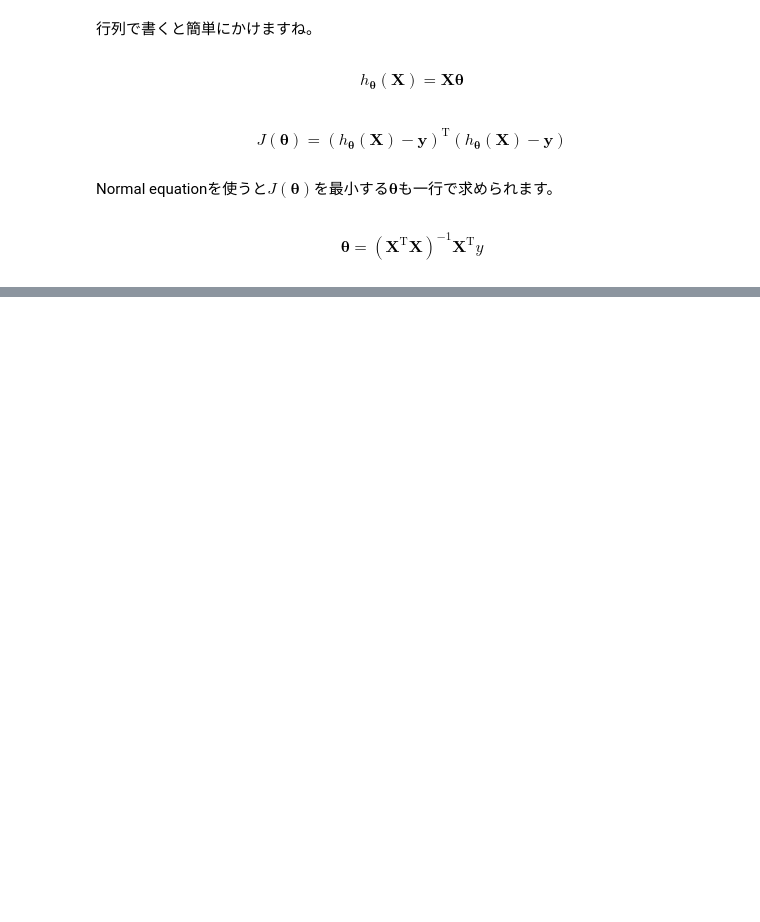
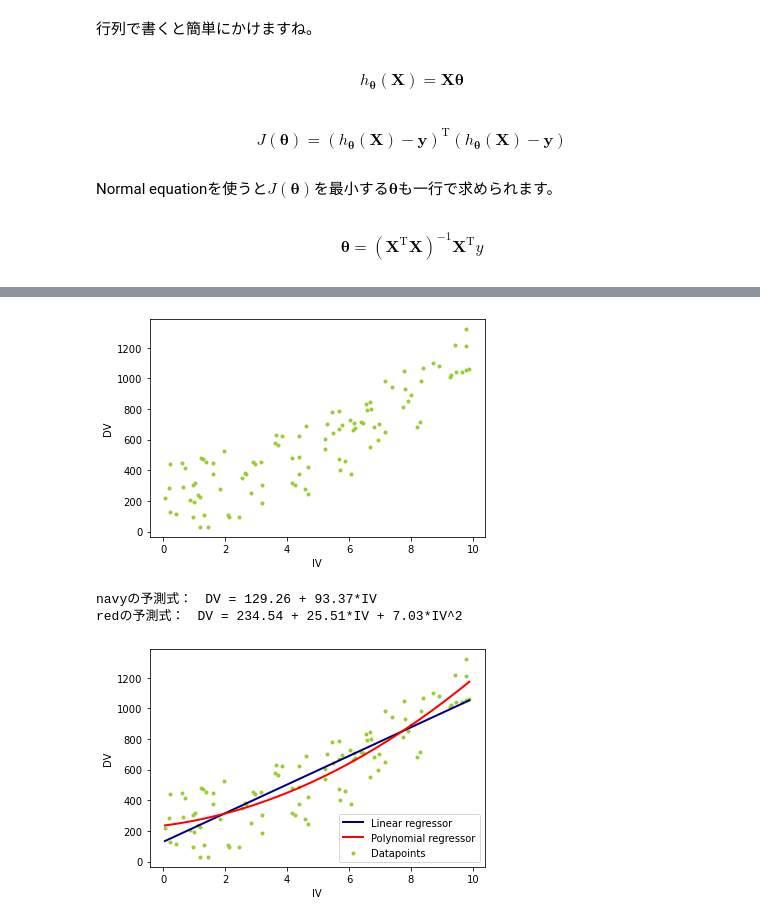
Before and after one commit to kazuki-kikunaga/2023_lecture_hitotsubashi_regression, a Jupyter notebook: Regression_lecture.ipynb, the cells around one changed output, grey strips where cells are left out. Drawn from its saved outputs; the diff is of its cells as text; code cells hidden in the pictures; blank space fills up the shorter version.

```diff
--- a/Regression_lecture.ipynb
+++ b/Regression_lecture.ipynb
@@ -270,0 +286,38 @@ $$
+# %%
+np.random.seed(0)
+X = 10*np.random.rand(100,1)
+y = 10*((X)**(2)) + 500*np.random.rand(100,1)
+plt.scatter(X, y, color="yellowgreen", marker=".", label="Datapoints")
+plt.xlabel("IV")
+plt.ylabel("DV")
+plt.show()
+
+plt.scatter(X, y, color="yellowgreen", marker=".", label="Datapoints")
+
+
+lr = linear_model.LinearRegression()
+lr.fit(X, y)
+print("navyの予測式：　DV = ", np.round(lr.intercept_, 2)[0], " + ", np.round(lr.coef_, 2)[0][0], "*IV", sep = "")
+line_X = np.linspace(X.min(), X.max())[:, np.newaxis]
+line_y = lr.predict(line_X)
+plt.plot(line_X, line_y, color="navy", linewidth=2, label="Linear regressor")
+
+polynomial_features= PolynomialFeatures(include_bias=False,degree=2)
+X_poly = polynomial_features.fit_transform(X)
+lr = linear_model.LinearRegression()
+lr.fit(X_poly, y)
+print("redの予測式：　DV = ", np.round(lr.intercept_, 2)[0], " + ", np.round(lr.coef_, 2)[0][0], "*IV"\
+      , " + ", np.round(lr.coef_, 2)[0][1], "*IV^2", sep = "")
+line_X = np.linspace(X.min(), X.max())[:, np.newaxis]
+line_y = lr.predict(polynomial_features.fit_transform(line_X))
+plt.plot(line_X, line_y, color="red", linewidth=2, label="Polynomial regressor")
+
+plt.legend(loc="lower right")
+plt.xlabel("IV")
+plt.ylabel("DV")
+plt.show()
+# %% [output]
+[figure, added]
+navyの予測式：　DV = 129.26 + 93.37*IV
+redの予測式：　DV = 234.54 + 25.51*IV + 7.03*IV^2
+[figure, added]
```
Also changed, not shown: parts of 19 cells of this notebook.
